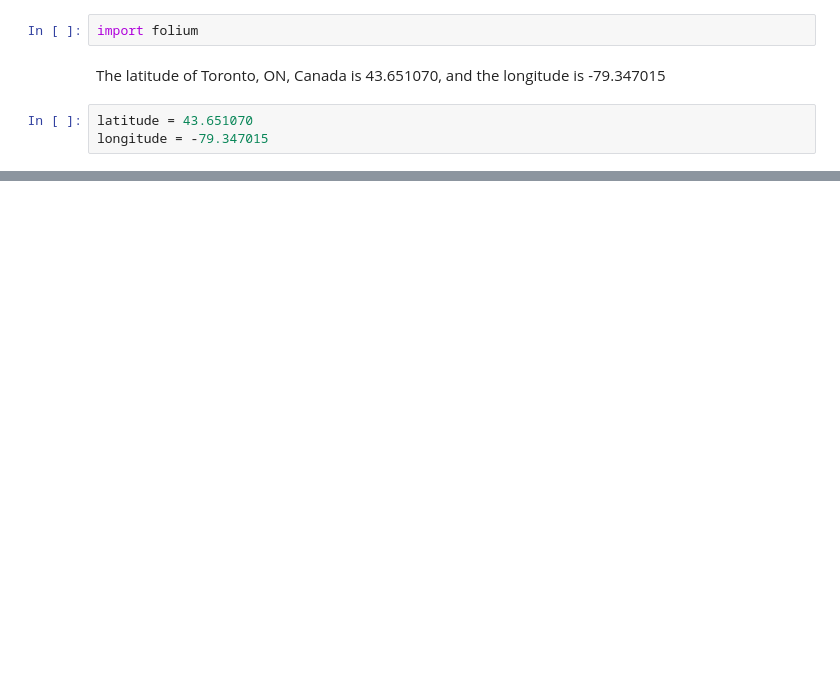
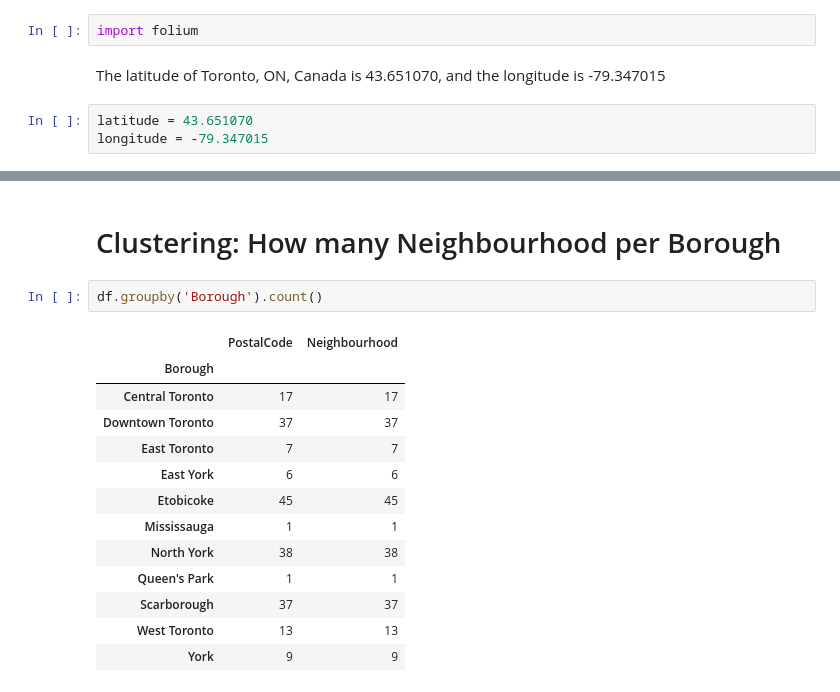
Before and after one commit to plink83/CourseraCapstone, a Jupyter notebook: Segmenting and Clustering Neighborhoods in Toronto.ipynb, the cells around one changed output, grey strips where cells are left out. Drawn from its saved outputs; the diff is of its cells as text; blank space fills up the shorter version.

```diff
--- a/Segmenting and Clustering Neighborhoods in Toronto.ipynb
+++ b/Segmenting and Clustering Neighborhoods in Toronto.ipynb
@@ -190,3 +190,21 @@ for lat, lng, borough, neighborhood in zip(dfTotal['Latitude'], dfTotal['Longitu
 toronto
 # %% [output]
 [interactive output not drawn]
+# %% [markdown]
+# Clustering: How many Neighbourhood per Borough
+# %%
+df.groupby('Borough').count()
+# %% [output]
+|  | PostalCode | Neighbourhood |
+| Borough |  |  |
+| Central Toronto | 17 | 17 |
+| Downtown Toronto | 37 | 37 |
+| East Toronto | 7 | 7 |
+| East York | 6 | 6 |
+| Etobicoke | 45 | 45 |
+| Mississauga | 1 | 1 |
+| North York | 38 | 38 |
+| Queen's Park | 1 | 1 |
+| Scarborough | 37 | 37 |
+| West Toronto | 13 | 13 |
+| York | 9 | 9 |
```
Also changed, not shown: parts of 17 cells of this notebook.
